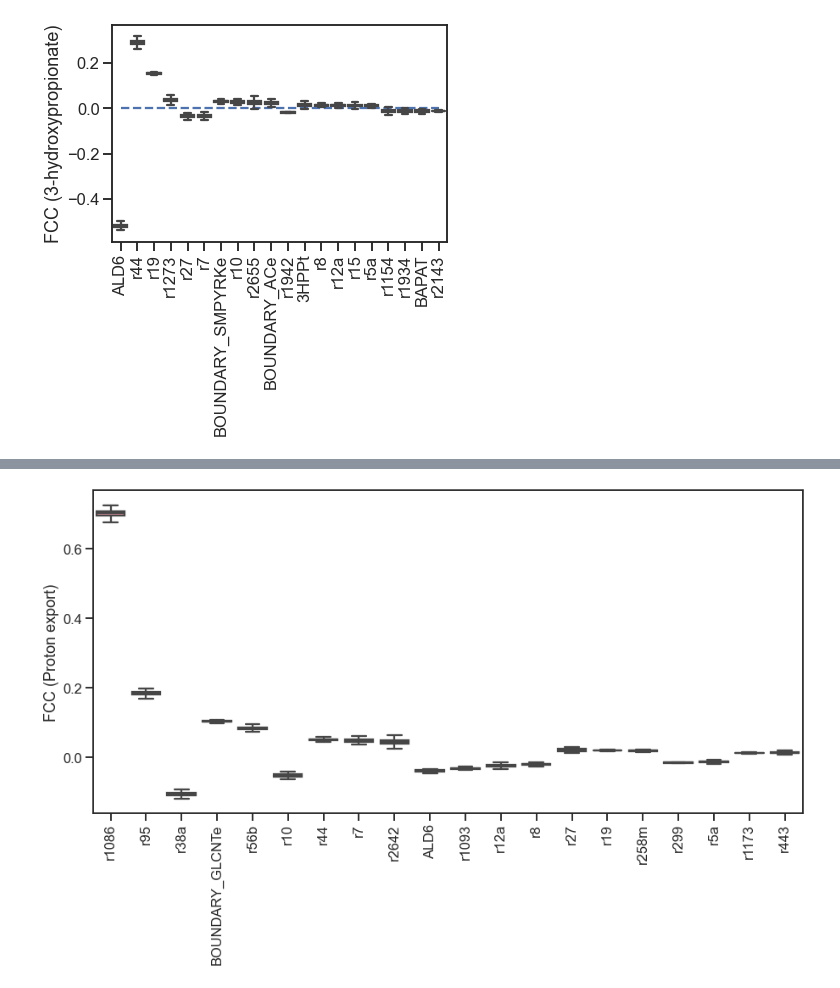
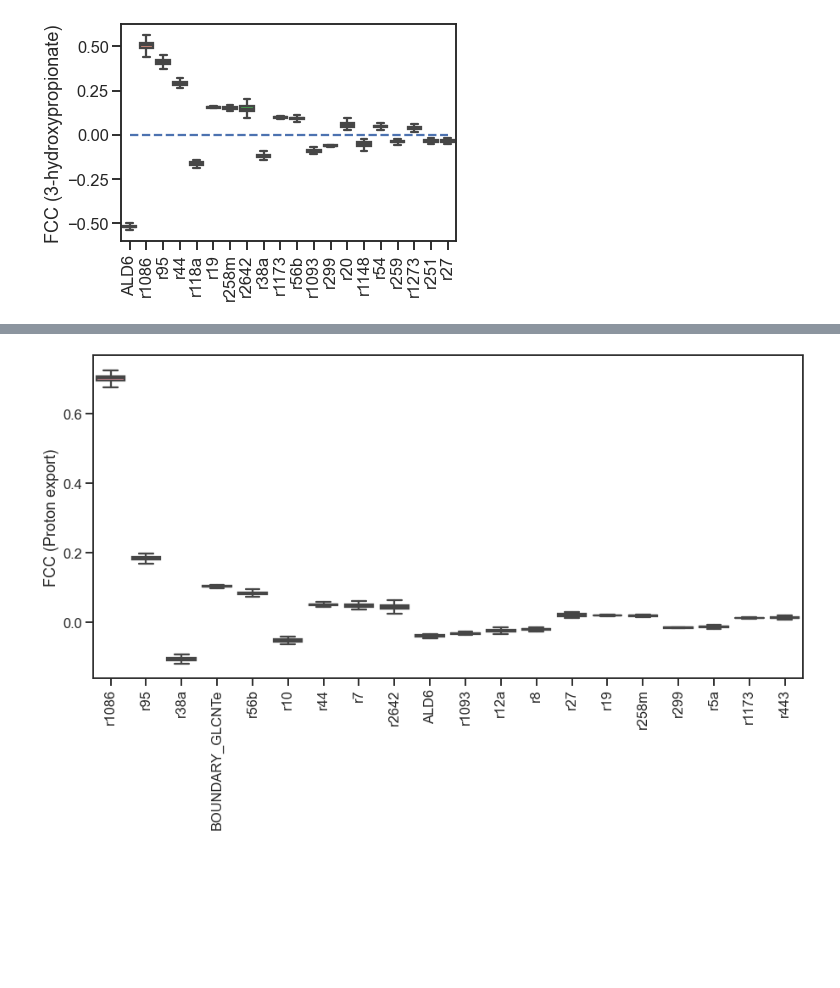
Before and after one commit to AgileBioFoundry/AspergillusQ4Milestone, a Jupyter notebook: notebooks/fcc_plots.ipynb, the cells around one changed output, grey strips where cells are left out. Drawn from its saved outputs; the diff is of its cells as text; code cells hidden in the pictures; blank space fills up the shorter version.

```diff
--- a/notebooks/fcc_plots.ipynb
+++ b/notebooks/fcc_plots.ipynb
@@ -383,20 +696,20 @@ d3f.flux_map(
 # %%
 sns.boxplot(
     x="variable",
     y="value",
-    data=fcc.loc[:, fcc_consistent].melt(),
-    order=fcc.loc[:, fcc_consistent]
+    data=fcc_sort.loc[:, fcc_consistent].melt(),
+    order=fcc_sort.loc[:, fcc_consistent]
     .median()
     .abs()
     .sort_values(ascending=False)
     .index[:20],
     fliersize=0,
 )
 plt.hlines([0], 0, 19, linestyles="dashed")
 plt.xticks(rotation=90)
 plt.xlabel(None)
 plt.ylabel("FCC (3-hydroxypropionate)")
 plt.savefig("../figures/fcc_3hp_sorted.svg")
 # %% [output]
-[figure, old version]
+[figure, new version]
 [interactive output not drawn]
```
Also changed, not shown: parts of 32 cells of this notebook, 11 other files.
